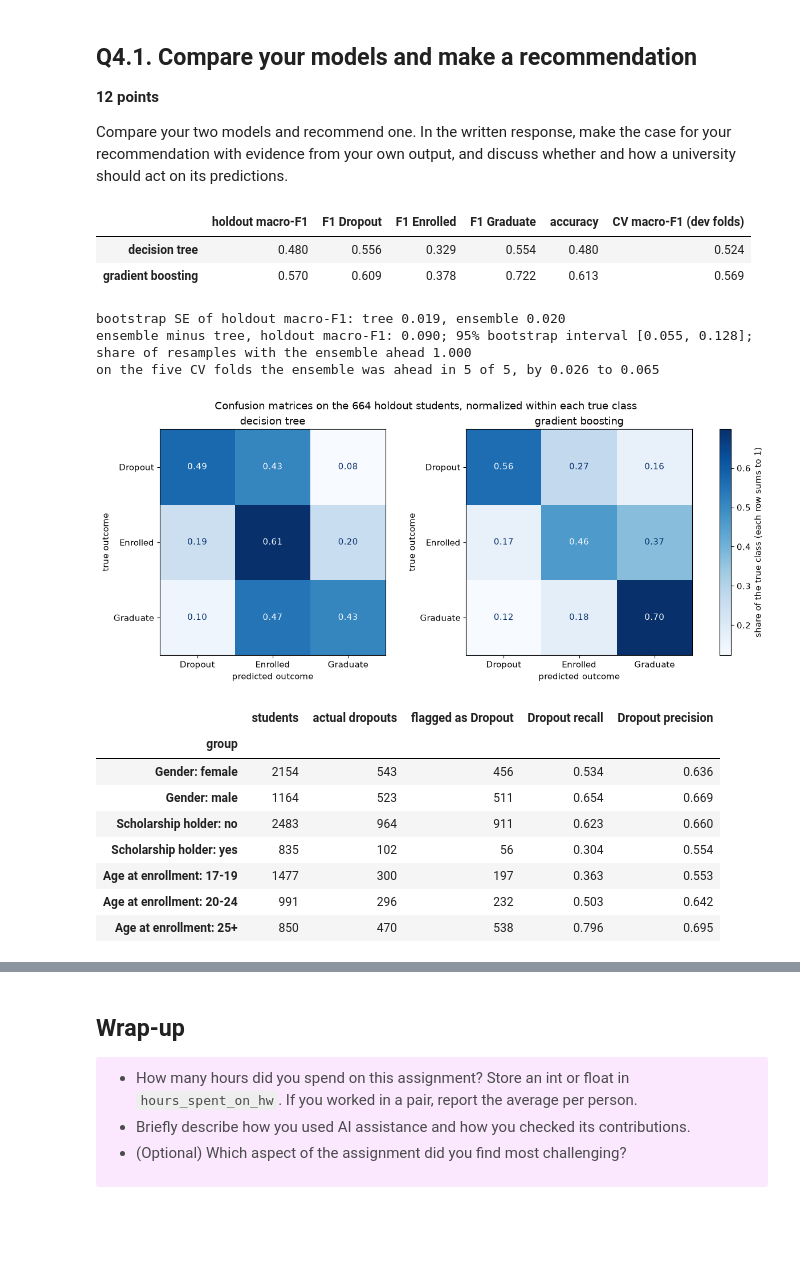
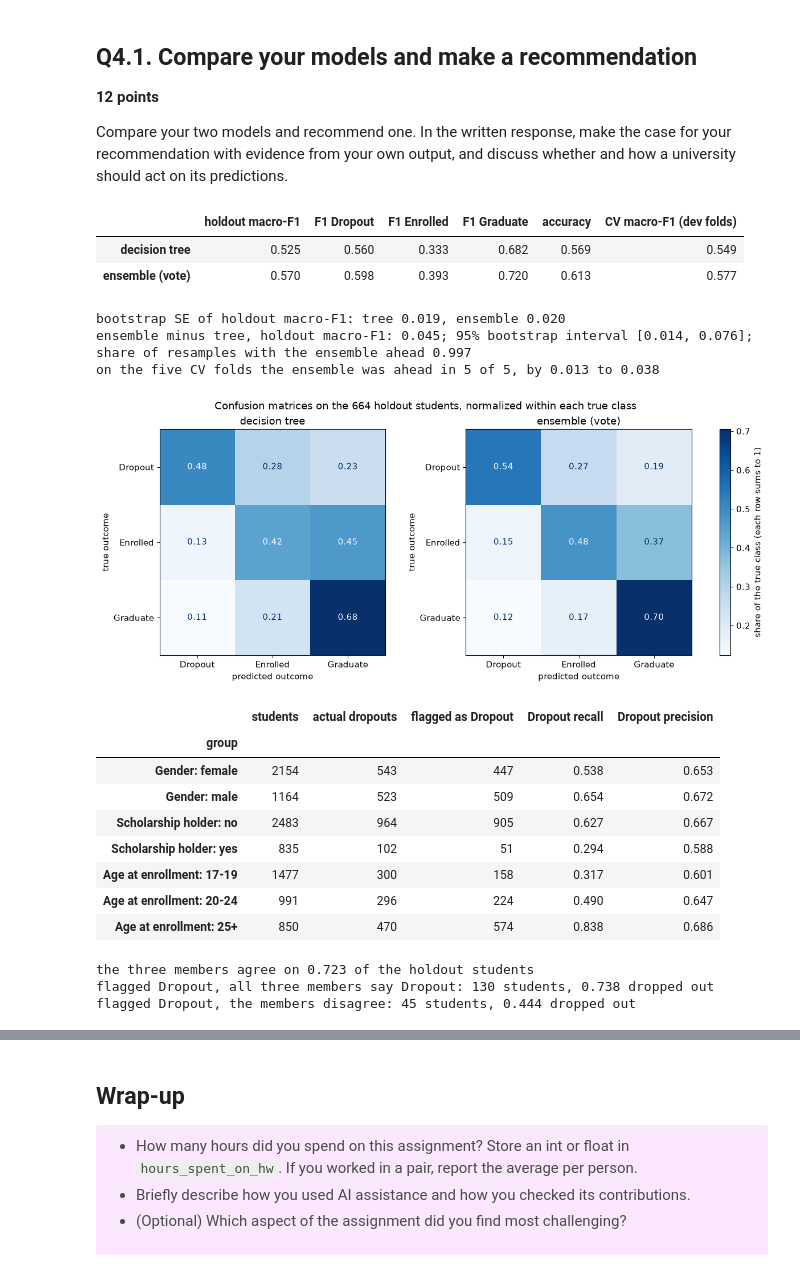
Before and after one commit to qqgjyx/AC-209A, a Jupyter notebook: homeworks/cs1090a_hw5/cs1090a_hw5.ipynb, the cells around one changed output, grey strips where cells are left out. Drawn from its saved outputs; the diff is of its cells as text; code cells hidden in the pictures; blank space fills up the shorter version.

```diff
--- a/homeworks/cs1090a_hw5/cs1090a_hw5.ipynb
+++ b/homeworks/cs1090a_hw5/cs1090a_hw5.ipynb
@@ -584,11 +625,15 @@ Your second model is an ensemble of your choice: any ensemble method taught in l
 
 Prepare the data for your ensemble. Reusing your Q2.1 preprocessing is fine if it suits this model. In the written response, explain each preprocessing decision and why it suits the ensemble you chose.
 # %%
-# Q3.1: one preparation per ensemble family. The forest reuses the tree's; boosting reads the codes as categories itself.
-forest_prep = one_hot   # same columns as the tree: International dropped, codes one-hot with rare codes pooled
+# Q3.1: one preparation per member of the ensemble, each suited to how that model reads a column.
+forest_prep = outcome_rates   # the tree's preparation: International dropped, each code replaced by its outcome rates
 boost_prep = make_column_transformer(("passthrough", KEPT), verbose_feature_names_out=False).set_output(transform="pandas")
+logit_prep = make_column_transformer(   # one-hot codes, and every other column on a common scale for the penalty
+    (OneHotEncoder(min_frequency=30, handle_unknown="infrequent_if_exist", sparse_output=False), NOMINAL),
+    (StandardScaler(), OTHER), verbose_feature_names_out=False)
 boost_probe = HistGradientBoostingClassifier(categorical_features=NOMINAL, random_state=SEED).fit(boost_prep.fit_transform(X_dev), y_dev)
-print(f"forest input: {forest_prep.fit(X_dev).transform(X_dev).shape[1]} columns; boosting input: "
-      f"{boost_prep.transform(X_dev).shape[1]} columns, {int(boost_probe.is_categorical_.sum())} of them read as categories")
+print(f"columns each member sees: forest {forest_prep.fit(X_dev, y_dev).transform(X_dev).shape[1]}, "
+      f"boosting {boost_prep.transform(X_dev).shape[1]} ({int(boost_probe.is_categorical_.sum())} read as categories), "
+      f"logistic regression {logit_prep.fit(X_dev).transform(X_dev).shape[1]}")
 print("most levels in one categorical column:", X_train[NOMINAL].nunique().max(), "(boosting allows up to 255)")
 # %% [output]
@@ -717,7 +778,7 @@ weighted avg      0.643     0.613     0.624       664
 Interpret your final ensemble. In the written response, explain what it tells you about which students drop out, remain enrolled, or graduate, and how much you trust that reading.
 # %%
 # Q3.3: which columns the ensemble's holdout score depends on (next to the tree's), and how two of them move each class.
-perm_ens = permutation_importance(ens_dev, X_hold, y_hold, scoring="f1_macro", n_repeats=20, random_state=SEED)
+perm_ens = permutation_importance(ens_dev, X_hold, y_hold, scoring="f1_macro", n_repeats=20, random_state=SEED, n_jobs=-1)
 perm_ens = pd.DataFrame({"mean": perm_ens.importances_mean, "sd": perm_ens.importances_std},
                         index=X_hold.columns).drop(index="International")
 perm_both = pd.DataFrame({"ensemble": perm_ens["mean"], "ensemble sd": perm_ens["sd"],
@@ -727,7 +788,7 @@ display(perm_both.head(10).round(3))
 top = perm_both.head(10).iloc[::-1]
 fig, ax = plt.subplots(figsize=(9, 5))
 y = np.arange(len(top))
-ax.barh(y + 0.2, top["ensemble"], height=0.4, xerr=top["ensemble sd"], label="gradient boosting (ensemble)")
+ax.barh(y + 0.2, top["ensemble"], height=0.4, xerr=top["ensemble sd"], label="ensemble (vote of three models)")
 ax.barh(y - 0.2, top["tree"], height=0.4, xerr=top["tree sd"], label="decision tree")
 ax.set_yticks(y, top.index)
 ax.set(xlabel="drop in holdout macro-F1 when the column is shuffled (mean of 20 shuffles, bars = SD)",
@@ -736,11 +797,6 @@ ax.legend(loc="lower right")
 plt.show()
 
 # Partial dependence: the average predicted probability of each class as one column varies, the others as observed.
-COURSE_NAMES = {33: "Biofuel Production Tech.", 171: "Animation & Multimedia Design", 8014: "Social Service (evening)",
-                9003: "Agronomy", 9070: "Communication Design", 9085: "Veterinary Nursing", 9119: "Informatics Eng.",
-                9130: "Equinculture", 9147: "Management", 9238: "Social Service", 9254: "Tourism", 9500: "Nursing",
-                9556: "Oral Hygiene", 9670: "Advertising & Marketing Mgmt.", 9773: "Journalism & Communication",
-                9853: "Basic Education", 9991: "Management (evening)"}
 pd_age = partial_dependence(ens_dev, X_dev.astype({"Age at enrollment": float}), ["Age at enrollment"], grid_resolution=30)
 pd_course = partial_dependence(ens_dev, X_dev, ["Course"], categorical_features=["Course"])
 course_pd = pd.DataFrame(pd_course["average"].T, columns=ens_dev.classes_,
@@ -833,7 +889,7 @@ q3_4 results: All test cases passed!
 Compare your two models and recommend one. In the written response, make the case for your recommendation with evidence from your own output, and discuss whether and how a university should act on its predictions.
 # %%
 # Q4.1: both models on the same holdout students, with the uncertainty of the gap, and where each one errs.
-models = {"decision tree": dt_hold_pred, "gradient boosting": ens_hold_pred}
+models = {"decision tree": dt_hold_pred, "ensemble (vote)": ens_hold_pred}
 summary = {}
 for name, pred in models.items():
     f1s = f1_score(y_hold, pred, average=None, labels=CLASSES)
@@ -841,7 +897,7 @@ for name, pred in models.items():
                      **{f"F1 {c}": v for c, v in zip(CLASSES, f1s)},
                      "accuracy": np.mean(pred == y_hold)}
 summary["decision tree"]["CV macro-F1 (dev folds)"] = tree_res.loc[tree_search.best_index_, "mean_test_score"]
-summary["gradient boosting"]["CV macro-F1 (dev folds)"] = ens_res.loc[ens_search.best_index_, "mean_test_score"]
+summary["ensemble (vote)"]["CV macro-F1 (dev folds)"] = folds["vote of the three"].mean()
 display(pd.DataFrame(summary).T.round(3))
 
 # Paired bootstrap: resample the 664 holdout students and recompute both macro-F1s on the same resample.
@@ -860,47 +916,58 @@ print(f"ensemble minus tree, holdout macro-F1: {f1_score(truth, p_ens, average='
 print(f"on the five CV folds the ensemble was ahead in {int((paired['ensemble - tree'] > 0).sum())} of 5, "
       f"by {paired['ensemble - tree'].min():.3f} to {paired['ensemble - tree'].max():.3f}")
 
 fig, axes = plt.subplots(1, 2, figsize=(12, 5), layout="constrained")
 for ax, (name, pred) in zip(axes, models.items()):
     ConfusionMatrixDisplay.from_predictions(y_hold, pred, labels=CLASSES, normalize="true", values_format=".2f",
                                             cmap="Blues", ax=ax, colorbar=False)
     ax.set(title=name, xlabel="predicted outcome", ylabel="true outcome")
 fig.colorbar(axes[1].images[0], ax=axes, label="share of the true class (each row sums to 1)")
 fig.suptitle("Confusion matrices on the 664 holdout students, normalized within each true class")
 plt.show()
 
 # Dropout recall and precision by group, from out-of-fold predictions of the recommended model on all 3,318 rows.
 oof = pd.Series(cross_val_predict(clone(ens_dev), X_train, y_train, cv=cv), index=X_train.index)
 groups = {"Gender": X_train["Gender"].map({0: "female", 1: "male"}),
           "Scholarship holder": X_train["Scholarship holder"].map({0: "no", 1: "yes"}),
           "Age at enrollment": pd.cut(X_train["Age at enrollment"], [0, 19, 24, 100], labels=["17-19", "20-24", "25+"]).astype(str)}
 rows = []
 for gname, g in groups.items():
     for level in sorted(g.unique()):
         m = g == level
         is_drop, flagged = y_train[m] == "Dropout", oof[m] == "Dropout"
         rows.append({"group": f"{gname}: {level}", "students": int(m.sum()), "actual dropouts": int(is_drop.sum()),
                      "flagged as Dropout": int(flagged.sum()),
                      "Dropout recall": (is_drop & flagged).sum() / is_drop.sum(),
                      "Dropout precision": (is_drop & flagged).sum() / max(flagged.sum(), 1)})
 display(pd.DataFrame(rows).set_index("group").round(3))
+
+
+# How far to trust a Dropout flag: whether the three members' own holdout predictions (from Q3.2) agree.
+agree = (member_pred.nunique(axis=1) == 1).to_numpy()
+flag = ens_hold_pred == "Dropout"
+print(f"the three members agree on {agree.mean():.3f} of the holdout students")
+for label, m in [("all three members say Dropout", flag & agree), ("the members disagree", flag & ~agree)]:
+    print(f"flagged Dropout, {label}: {m.sum()} students, {np.mean(y_hold[m] == 'Dropout'):.3f} dropped out")
 # %% [output]
 |  | holdout macro-F1 | F1 Dropout | F1 Enrolled | F1 Graduate | accuracy | CV macro-F1 (dev folds) |
-| decision tree | 0.480 | 0.556 | 0.329 | 0.554 | 0.480 | 0.524 |
-| gradient boosting | 0.570 | 0.609 | 0.378 | 0.722 | 0.613 | 0.569 |
+| decision tree | 0.525 | 0.560 | 0.333 | 0.682 | 0.569 | 0.549 |
+| ensemble (vote) | 0.570 | 0.598 | 0.393 | 0.720 | 0.613 | 0.577 |
 bootstrap SE of holdout macro-F1: tree 0.019, ensemble 0.020
-ensemble minus tree, holdout macro-F1: 0.090; 95% bootstrap interval [0.055, 0.128]; share of resamples with the ensemble ahead 1.000
-on the five CV folds the ensemble was ahead in 5 of 5, by 0.026 to 0.065
+ensemble minus tree, holdout macro-F1: 0.045; 95% bootstrap interval [0.014, 0.076]; share of resamples with the ensemble ahead 0.997
+on the five CV folds the ensemble was ahead in 5 of 5, by 0.013 to 0.038
-[figure, old version]
+[figure, new version]
 |  | students | actual dropouts | flagged as Dropout | Dropout recall | Dropout precision |
 | group |  |  |  |  |  |
-| Gender: female | 2154 | 543 | 456 | 0.534 | 0.636 |
-| Gender: male | 1164 | 523 | 511 | 0.654 | 0.669 |
-| Scholarship holder: no | 2483 | 964 | 911 | 0.623 | 0.660 |
-| Scholarship holder: yes | 835 | 102 | 56 | 0.304 | 0.554 |
-| Age at enrollment: 17-19 | 1477 | 300 | 197 | 0.363 | 0.553 |
-| Age at enrollment: 20-24 | 991 | 296 | 232 | 0.503 | 0.642 |
-| Age at enrollment: 25+ | 850 | 470 | 538 | 0.796 | 0.695 |
+| Gender: female | 2154 | 543 | 447 | 0.538 | 0.653 |
+| Gender: male | 1164 | 523 | 509 | 0.654 | 0.672 |
+| Scholarship holder: no | 2483 | 964 | 905 | 0.627 | 0.667 |
+| Scholarship holder: yes | 835 | 102 | 51 | 0.294 | 0.588 |
+| Age at enrollment: 17-19 | 1477 | 300 | 158 | 0.317 | 0.601 |
+| Age at enrollment: 20-24 | 991 | 296 | 224 | 0.490 | 0.647 |
+| Age at enrollment: 25+ | 850 | 470 | 574 | 0.838 | 0.686 |
+the three members agree on 0.723 of the holdout students
+flagged Dropout, all three members say Dropout: 130 students, 0.738 dropped out
+flagged Dropout, the members disagree: 45 students, 0.444 dropped out
 # %% [markdown]
 **Written response: Q4.1**
 
```
Also changed, not shown: parts of 20 cells of this notebook, 3 other files.
